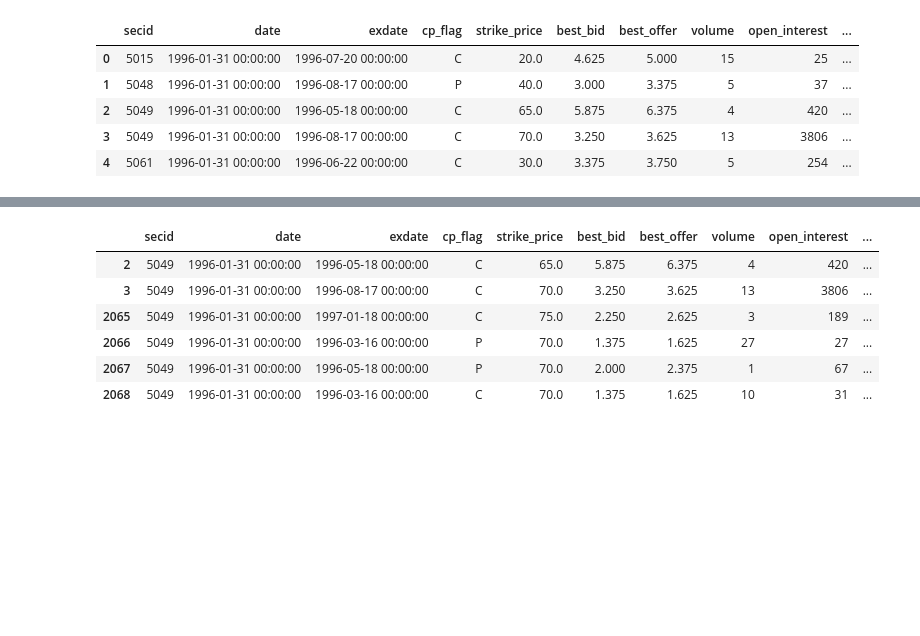
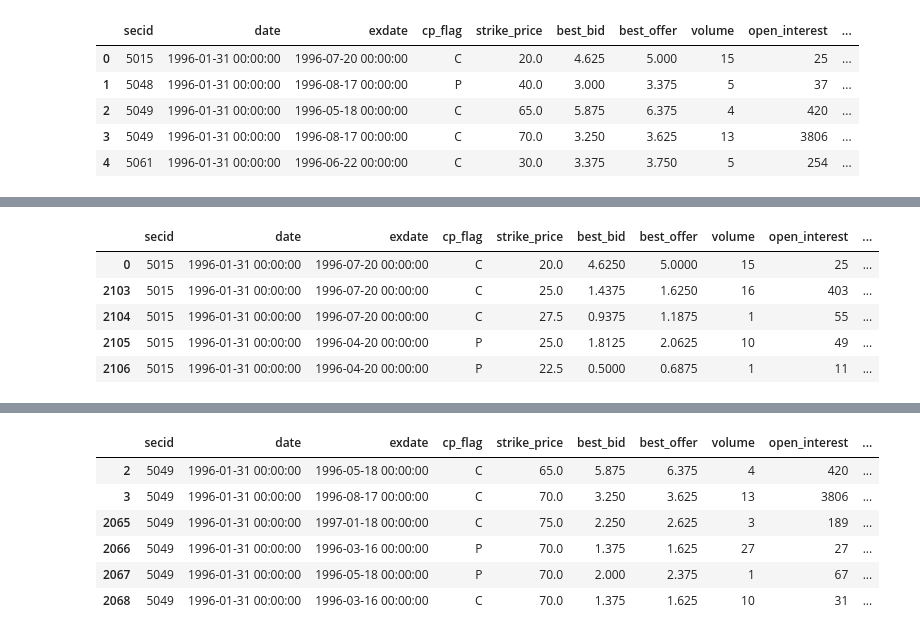
Before and after one commit to jzfrank/AQF-option-rodeo, a Jupyter notebook: data_exploration.ipynb, the cells around one changed output, grey strips where cells are left out. Cells and saved outputs as stored; diff of their text form; code cells hidden in the pictures; blank space fills up the shorter version.

```diff
--- a/data_exploration.ipynb
+++ b/data_exploration.ipynb
@@ -37,3 +33,3 @@ sp500_op_ret = pd.read_csv("data/sp500_op_ret.csv")
 # %%
-mapping_table = pd.read_csv("data/mapping_table.csv")
+mapping_table = pd.read_csv(os.path.join(DATAROOT, "mapping_table.csv"))
 # %%
@@ -140,0 +185,2 @@ sp500_op_ret.head(5)
+# %%
+sp500_op_ret = sp500_op_ret.merge(mapping_table, on="secid", how="left")
@@ -140,0 +205,10 @@ sp500_op_ret.head(5)
+# %%
+tmp_date = sp500_op_ret["date"][0]
+sp500_op_ret[(sp500_op_ret["date"] == tmp_date) & (sp500_op_ret["permno"] == 56266)]
+# %% [output]
+|  | secid | date | exdate | cp_flag | strike_price | best_bid | best_offer | volume | open_interest | ... |
+| 0 | 5015 | 1996-01-31 00:00:00 | 1996-07-20 00:00:00 | C | 20.0 | 4.6250 | 5.0000 | 15 | 25 | ... |
+| 2103 | 5015 | 1996-01-31 00:00:00 | 1996-07-20 00:00:00 | C | 25.0 | 1.4375 | 1.6250 | 16 | 403 | ... |
+| 2104 | 5015 | 1996-01-31 00:00:00 | 1996-07-20 00:00:00 | C | 27.5 | 0.9375 | 1.1875 | 1 | 55 | ... |
+| 2105 | 5015 | 1996-01-31 00:00:00 | 1996-04-20 00:00:00 | P | 25.0 | 1.8125 | 2.0625 | 10 | 49 | ... |
+| 2106 | 5015 | 1996-01-31 00:00:00 | 1996-04-20 00:00:00 | P | 22.5 | 0.5000 | 0.6875 | 1 | 11 | ... |
```
Also changed, not shown: parts of 15 cells of this notebook, 6 other files.
